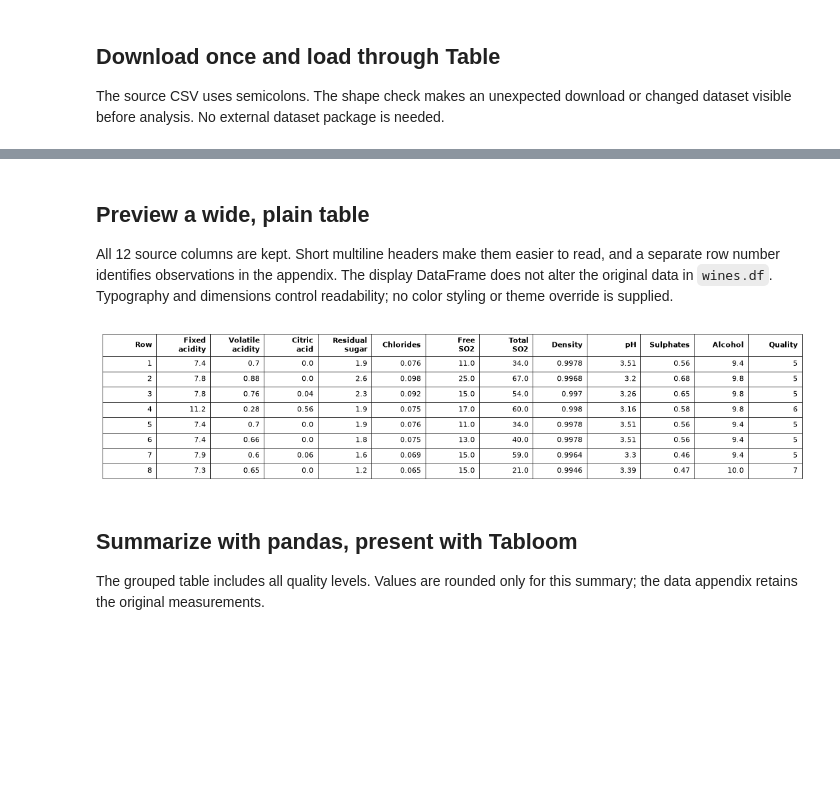
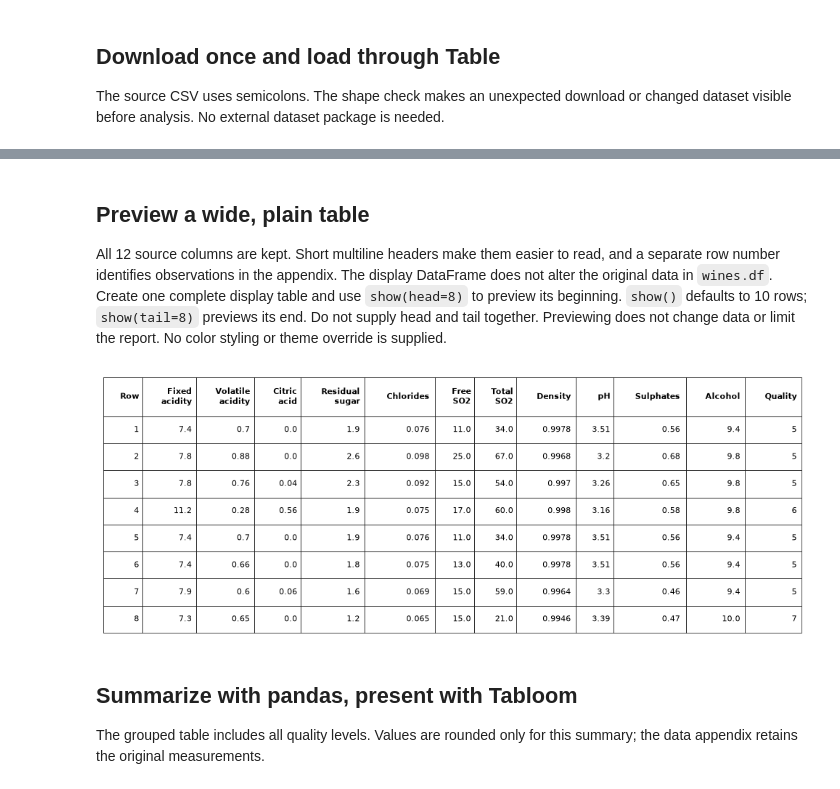
Before and after one commit to michalszc/prettydata, a Jupyter notebook: notebooks/wine_quality_report.ipynb, the cells around one changed output, grey strips where cells are left out. Cells and saved outputs as stored; diff of their text form; code cells hidden in the pictures; blank space fills up the shorter version.

Commit message:
feat(report): paginate complete tables with repeated headers

```diff
--- a/notebooks/wine_quality_report.ipynb
+++ b/notebooks/wine_quality_report.ipynb
@@ -42,25 +42,24 @@ Loaded 1,599 observations and 12 columns.
 # %% [markdown]
 ## Preview a wide, plain table
 
-All 12 source columns are kept. Short multiline headers make them easier to read, and a separate row number identifies observations in the appendix. The display DataFrame does not alter the original data in `wines.df`. Typography and dimensions control readability; no color styling or theme override is supplied.
+All 12 source columns are kept. Short multiline headers make them easier to read, and a separate row number identifies observations in the appendix. The display DataFrame does not alter the original data in `wines.df`. Create one complete display table and use `show(head=8)` to preview its beginning. `show()` defaults to 10 rows; `show(tail=8)` previews its end. Do not supply head and tail together. Previewing does not change data or limit the report. No color styling or theme override is supplied.
 # %%
 headers = {
     "fixed acidity": "Fixed\nacidity", "volatile acidity": "Volatile\nacidity",
     "citric acid": "Citric\nacid", "residual sugar": "Residual\nsugar",
     "chlorides": "Chlorides", "free sulfur dioxide": "Free\nSO2",
     "total sulfur dioxide": "Total\nSO2", "density": "Density",
     "pH": "pH", "sulphates": "Sulphates", "alcohol": "Alcohol", "quality": "Quality",
 }
 display_data = wines.df.rename(columns=headers).copy()
 display_data.insert(0, "Row", range(1, len(display_data) + 1))
-preview = Table(
-    display_data.head(8),
-    style={"font_size": 8, "column_widths": [1] * len(display_data.columns)},
-    figsize=(10.8, 2.3),
+display_table = Table(
+    display_data,
+    style={"font_size": 8},
 )
-preview.show()
+display_table.show(head=8)
 # %% [output]
-[figure, old version]
+[figure, new version]
 # %% [markdown]
 ## Summarize with pandas, present with Tabloom
 
```
Also changed, not shown: parts of 5 cells of this notebook, 15 other files.
